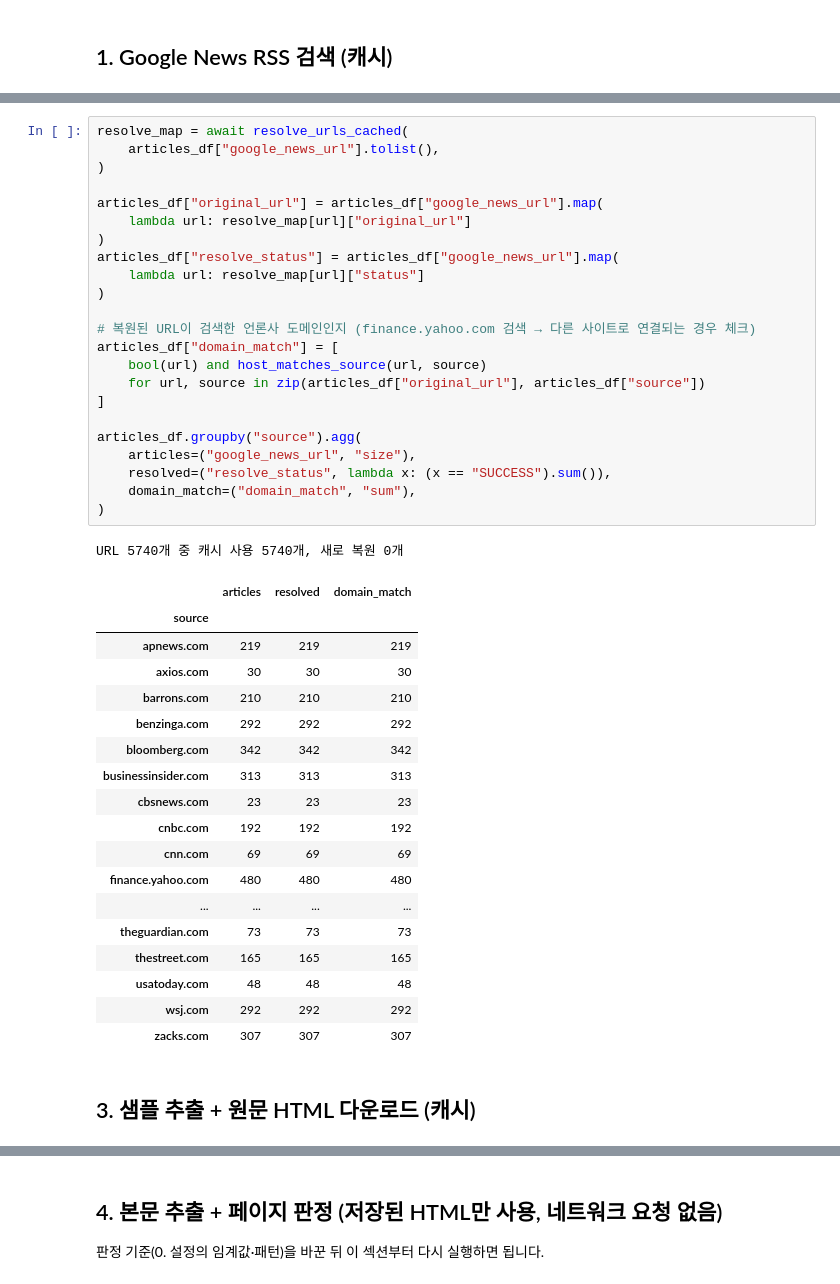
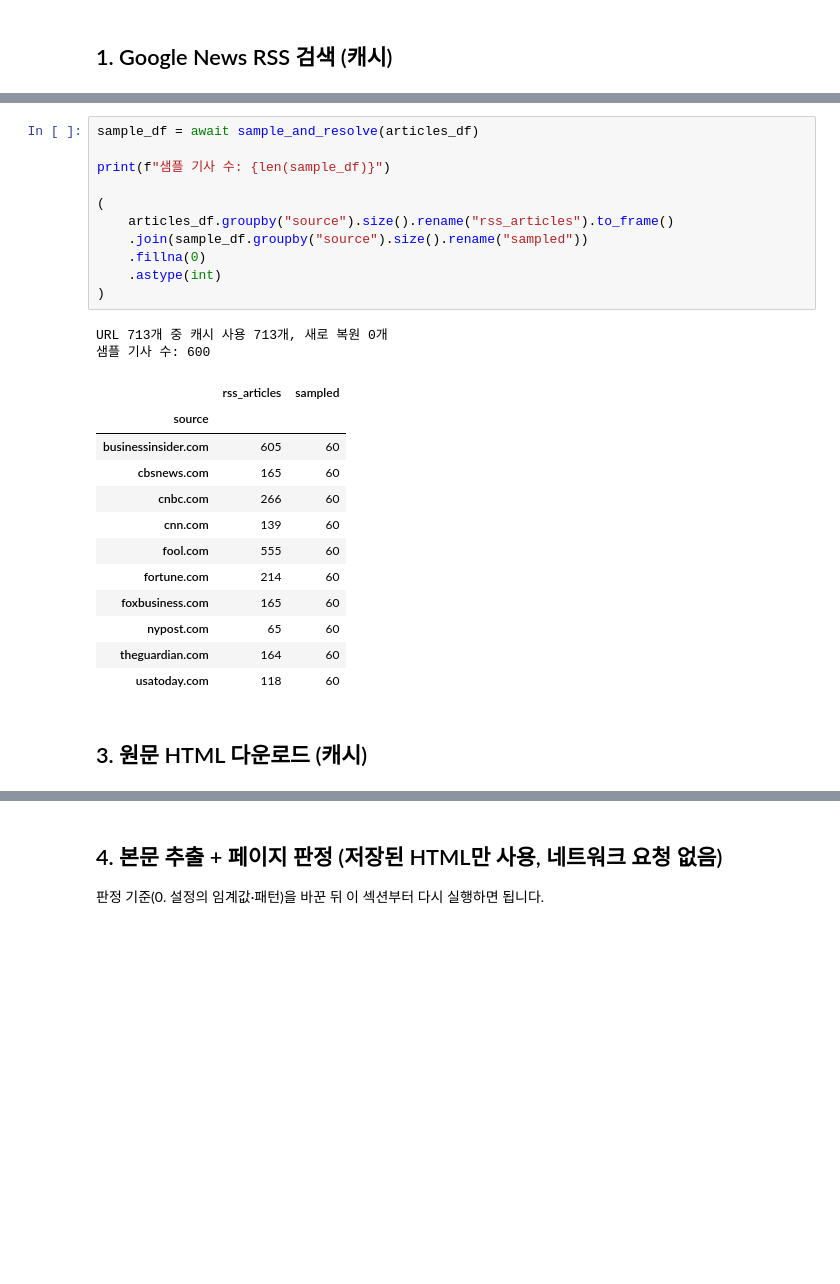
Before and after one commit to minseokgeum/ai_campus_main_proj, a Jupyter notebook: news_collection/news_collection.ipynb, the cells around one changed output, grey strips where cells are left out. Drawn from its saved outputs; the diff is of its cells as text; blank space fills up the shorter version.

```diff
--- a/news_collection/news_collection.ipynb
+++ b/news_collection/news_collection.ipynb
@@ -600,46 +808,29 @@ async def resolve_urls_cached(
 # %%
-resolve_map = await resolve_urls_cached(
-    articles_df["google_news_url"].tolist(),
+sample_df = await sample_and_resolve(articles_df)
+
+print(f"샘플 기사 수: {len(sample_df)}")
+
+(
+    articles_df.groupby("source").size().rename("rss_articles").to_frame()
+    .join(sample_df.groupby("source").size().rename("sampled"))
+    .fillna(0)
+    .astype(int)
 )
-
-articles_df["original_url"] = articles_df["google_news_url"].map(
-    lambda url: resolve_map[url]["original_url"]
-)
-articles_df["resolve_status"] = articles_df["google_news_url"].map(
-    lambda url: resolve_map[url]["status"]
-)
-
-# 복원된 URL이 검색한 언론사 도메인인지 (finance.yahoo.com 검색 → 다른 사이트로 연결되는 경우 체크)
-articles_df["domain_match"] = [
-    bool(url) and host_matches_source(url, source)
-    for url, source in zip(articles_df["original_url"], articles_df["source"])
-]
-
-articles_df.groupby("source").agg(
-    articles=("google_news_url", "size"),
-    resolved=("resolve_status", lambda x: (x == "SUCCESS").sum()),
-    domain_match=("domain_match", "sum"),
-)
 # %% [output]
-URL 5740개 중 캐시 사용 5740개, 새로 복원 0개
+URL 713개 중 캐시 사용 713개, 새로 복원 0개
+샘플 기사 수: 600
-|  | articles | resolved | domain_match |
-| source |  |  |  |
-| apnews.com | 219 | 219 | 219 |
-| axios.com | 30 | 30 | 30 |
-| barrons.com | 210 | 210 | 210 |
-| benzinga.com | 292 | 292 | 292 |
-| bloomberg.com | 342 | 342 | 342 |
-| businessinsider.com | 313 | 313 | 313 |
-| cbsnews.com | 23 | 23 | 23 |
-| cnbc.com | 192 | 192 | 192 |
-| cnn.com | 69 | 69 | 69 |
-| finance.yahoo.com | 480 | 480 | 480 |
-| ... | ... | ... | ... |
-| theguardian.com | 73 | 73 | 73 |
-| thestreet.com | 165 | 165 | 165 |
-| usatoday.com | 48 | 48 | 48 |
-| wsj.com | 292 | 292 | 292 |
-| zacks.com | 307 | 307 | 307 |
+|  | rss_articles | sampled |
+| source |  |  |
+| businessinsider.com | 605 | 60 |
+| cbsnews.com | 165 | 60 |
+| cnbc.com | 266 | 60 |
+| cnn.com | 139 | 60 |
+| fool.com | 555 | 60 |
+| fortune.com | 214 | 60 |
+| foxbusiness.com | 165 | 60 |
+| nypost.com | 65 | 60 |
+| theguardian.com | 164 | 60 |
+| usatoday.com | 118 | 60 |
 # %% [markdown]
-## 3. 샘플 추출 + 원문 HTML 다운로드 (캐시)
+## 3. 원문 HTML 다운로드 (캐시)
 # %%
```
Also changed, not shown: parts of 22 cells of this notebook, 2 other files.
